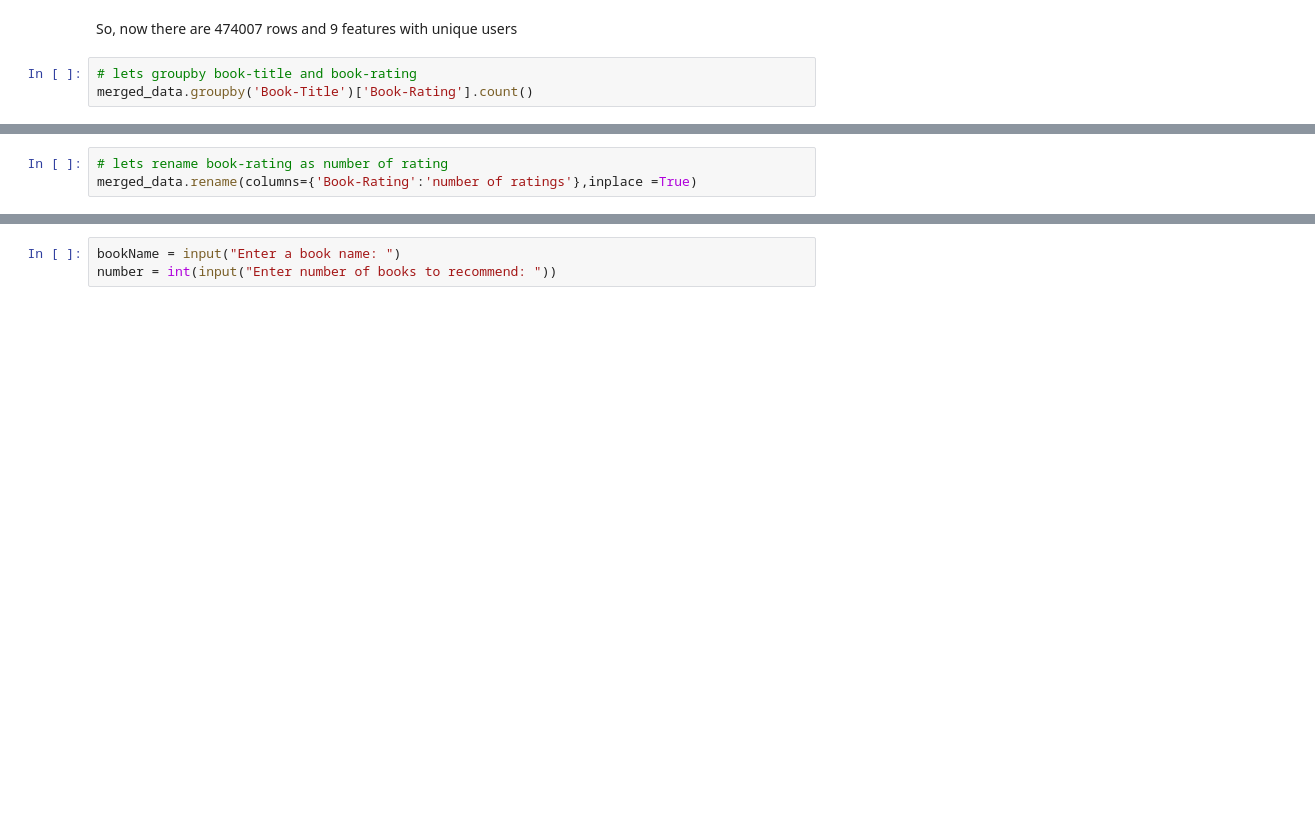
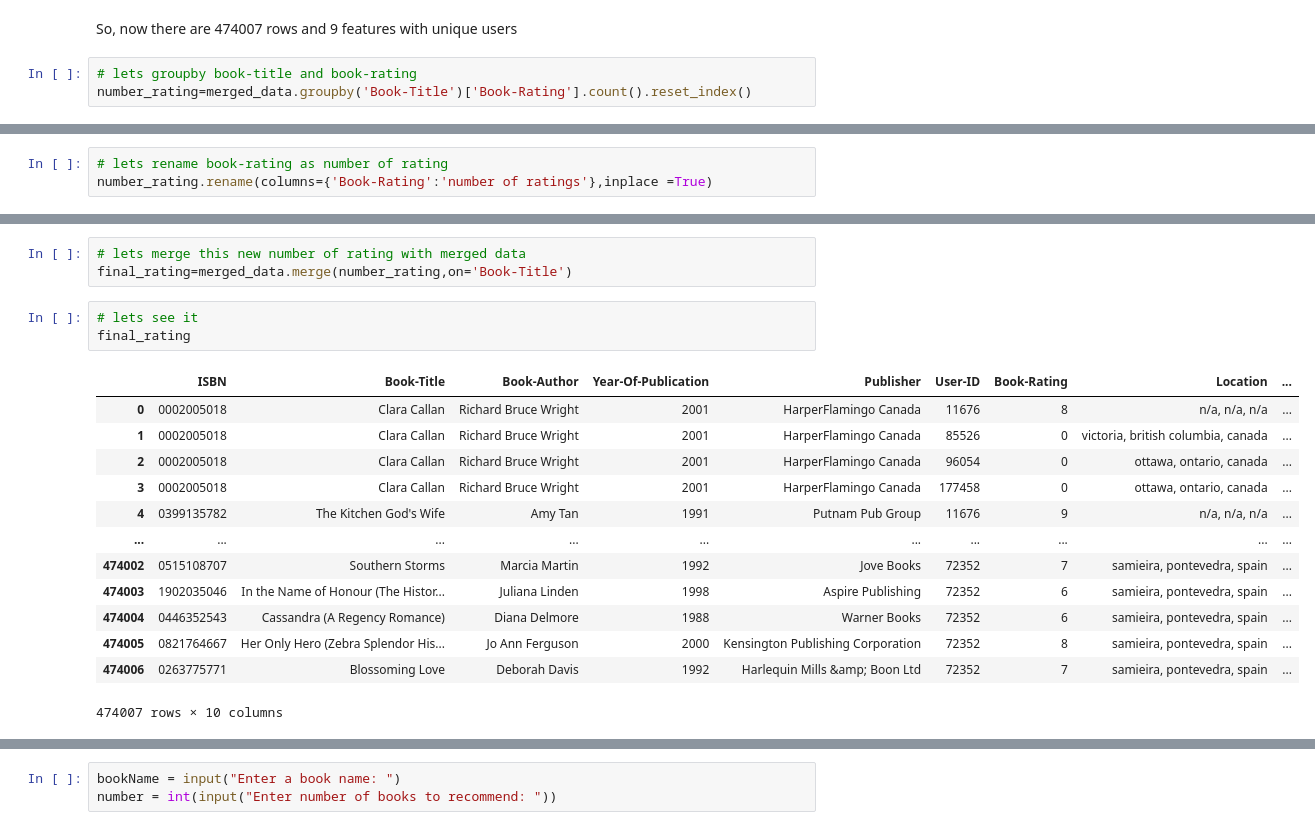
Before and after one commit to Shailendra114/Books-Recommendation-System-Unsupervised-Machine-Learning-, a Jupyter notebook: Books_Recommendation_System.ipynb, the cells around one changed output, grey strips where cells are left out. Drawn from its saved outputs; the diff is of its cells as text; blank space fills up the shorter version.

```diff
--- a/Books_Recommendation_System.ipynb
+++ b/Books_Recommendation_System.ipynb
@@ -947,4 +947,4 @@ merged_data.shape
 So, now there are 474007 rows and 9 features with unique users
 # %%
 # lets groupby book-title and book-rating
-merged_data.groupby('Book-Title')['Book-Rating'].count()
+number_rating=merged_data.groupby('Book-Title')['Book-Rating'].count().reset_index()
@@ -965,3 +968,3 @@ Name: Book-Rating, Length: 155845, dtype: int64
 # %%
 # lets rename book-rating as number of rating
-merged_data.rename(columns={'Book-Rating':'number of ratings'},inplace =True)
+number_rating.rename(columns={'Book-Rating':'number of ratings'},inplace =True)
@@ -984,0 +989,20 @@ Warning: total number of rows (474007) exceeds max_rows (20000). Limiting to fir
+# %%
+# lets merge this new number of rating with merged data
+final_rating=merged_data.merge(number_rating,on='Book-Title')
+# %%
+# lets see it
+final_rating
+# %% [output]
+|  | ISBN | Book-Title | Book-Author | Year-Of-Publication | Publisher | User-ID | Book-Rating | Location | ... |
+| 0 | 0002005018 | Clara Callan | Richard Bruce Wright | 2001 | HarperFlamingo Canada | 11676 | 8 | n/a, n/a, n/a | ... |
+| 1 | 0002005018 | Clara Callan | Richard Bruce Wright | 2001 | HarperFlamingo Canada | 85526 | 0 | victoria, british columbia, canada | ... |
+| 2 | 0002005018 | Clara Callan | Richard Bruce Wright | 2001 | HarperFlamingo Canada | 96054 | 0 | ottawa, ontario, canada | ... |
+| 3 | 0002005018 | Clara Callan | Richard Bruce Wright | 2001 | HarperFlamingo Canada | 177458 | 0 | ottawa, ontario, canada | ... |
+| 4 | 0399135782 | The Kitchen God's Wife | Amy Tan | 1991 | Putnam Pub Group | 11676 | 9 | n/a, n/a, n/a | ... |
+| ... | ... | ... | ... | ... | ... | ... | ... | ... | ... |
+| 474002 | 0515108707 | Southern Storms | Marcia Martin | 1992 | Jove Books | 72352 | 7 | samieira, pontevedra, spain | ... |
+| 474003 | 1902035046 | In the Name of Honour (The Histor... | Juliana Linden | 1998 | Aspire Publishing | 72352 | 6 | samieira, pontevedra, spain | ... |
+| 474004 | 0446352543 | Cassandra (A Regency Romance) | Diana Delmore | 1988 | Warner Books | 72352 | 6 | samieira, pontevedra, spain | ... |
+| 474005 | 0821764667 | Her Only Hero (Zebra Splendor His... | Jo Ann Ferguson | 2000 | Kensington Publishing Corporation | 72352 | 8 | samieira, pontevedra, spain | ... |
+| 474006 | 0263775771 | Blossoming Love | Deborah Davis | 1992 | Harlequin Mills &amp; Boon Ltd | 72352 | 7 | samieira, pontevedra, spain | ... |
+474007 rows × 10 columns
```
Also changed, not shown: parts of 16 cells of this notebook.
